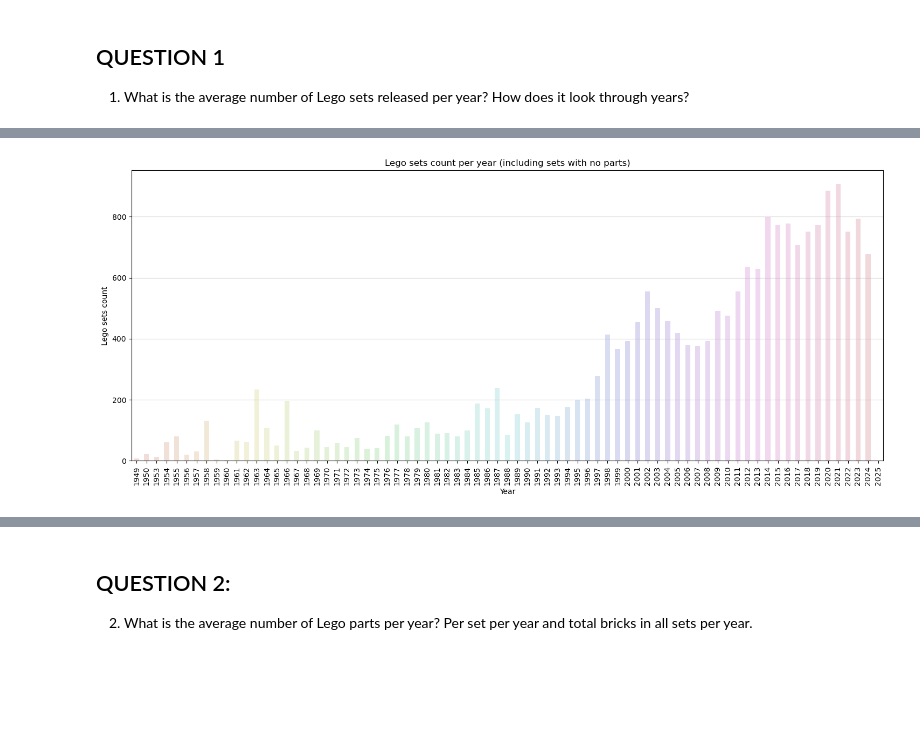
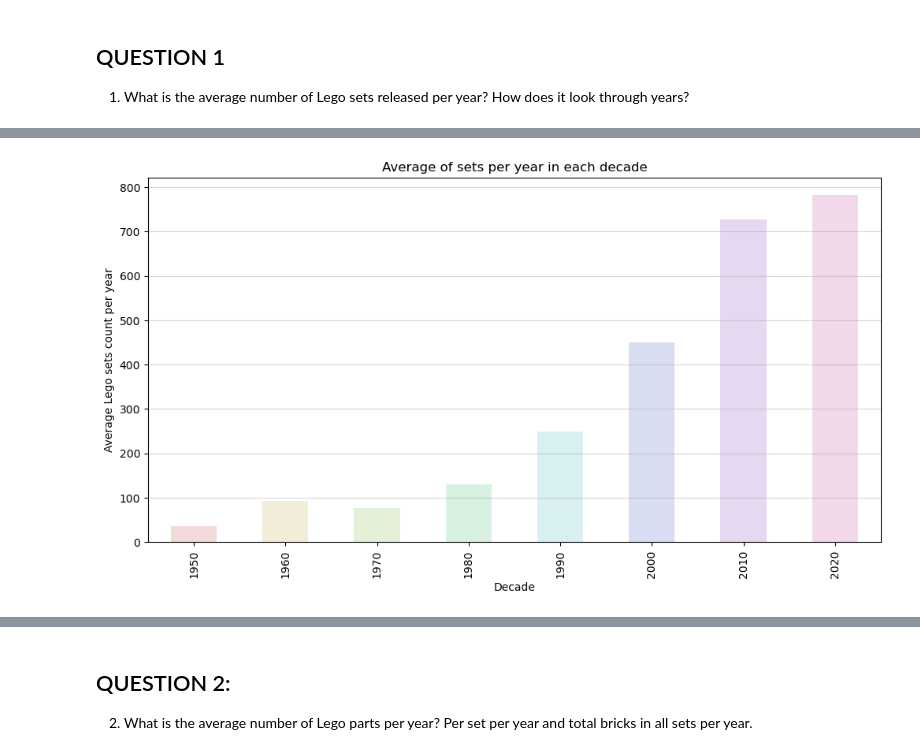
Before and after one commit to katarzynaadamczyk/data_analysis, a Jupyter notebook: lego_bricks/lego_analysis_prepare_dataframes.ipynb, the cells around one changed output, grey strips where cells are left out. Drawn from its saved outputs; the diff is of its cells as text; code cells hidden in the pictures; blank space fills up the shorter version.

```diff
--- a/lego_bricks/lego_analysis_prepare_dataframes.ipynb
+++ b/lego_bricks/lego_analysis_prepare_dataframes.ipynb
@@ -731,3 +731,7 @@ inventories_df.loc[inventories_df['inventory_id'] == 171262]
 # %% [output]
 |  | inventory_id | version | set_num | parts | spares | minifigs_count | minifigs_parts_sum | total_parts | ... |
 | 22389 | 171262 | 1 | 010423-1 | 0 | 0 | 0 | 0 | 492 | ... |
+# %%
+# add new column to inventories_df
+inventories_df['parts_in_set'] = inventories_df['total_parts'] != 0
+inventories_df.shape
@@ -752,0 +775,4 @@ plt.show()
+# %%
+# excluding rows containing sets with no parts
+inventories_df = inventories_df[inventories_df['parts_in_set']]
+inventories_df.shape
@@ -752,0 +781,12 @@ plt.show()
+# %%
+#  mean value per decade
+sets_tables_decade_all = (inventories_df
+                          .groupby('decade')
+                          .agg(
+                              no_of_years=('year', 'nunique'),
+                              set_count=('set_num', 'count')
+                          )
+                          .reset_index()
+                     )
+sets_tables_decade_all['decade_avg'] = sets_tables_decade_all['set_count'] // sets_tables_decade_all['no_of_years']
+sets_tables_decade_all
@@ -753,13 +803,12 @@ plt.show()
 # %%
-# how it looks with sets that have at least 1 part
 ax = sns.set_style(style=None)
-fig, ax = plt.subplots(figsize=(18,7))
+fig, ax = plt.subplots(figsize=(12,6))
 plt.grid(axis='y', alpha=0.5)
-sns.countplot(data = inventories_df[inventories_df['total_parts'] != 0], x='year', alpha=0.25, ax=ax, palette='hls', width=0.5, order=years_order)
+sns.barplot(data = sets_tables_decade_all, x='decade', y='decade_avg', alpha=0.25, ax=ax, palette='hls', width=0.5, order=sets_tables_decade_all['decade'])
 ax.tick_params(axis='x', rotation=90)
-ax.set_title('Lego sets count per year (excluding sets with no parts)')
-ax.set_ylabel('Lego sets count')
-ax.set_xlabel('Year')
+ax.set_title('Average of sets per year in each decade')
+ax.set_ylabel('Average Lego sets count per year')
+ax.set_xlabel('Decade')
 plt.show()
 # %% [output]
-[figure, old version]
+[figure, new version]
```
Also changed, not shown: parts of 11 cells of this notebook.
